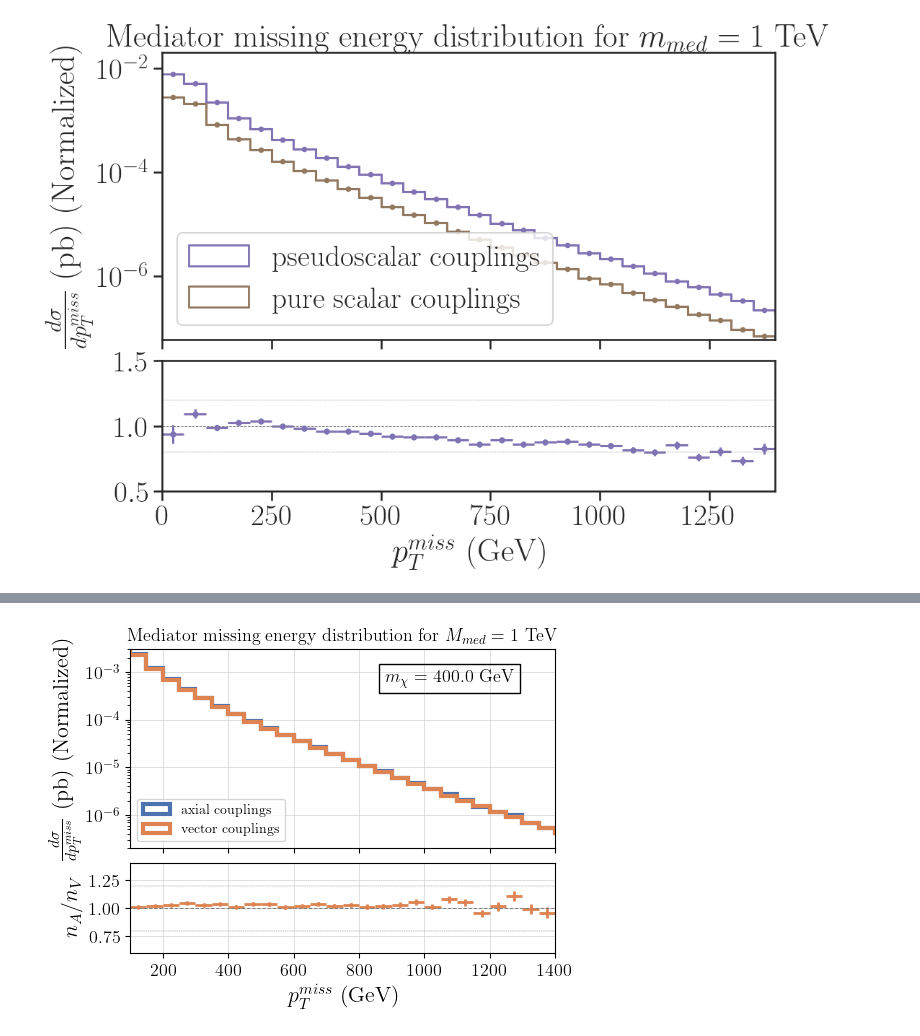
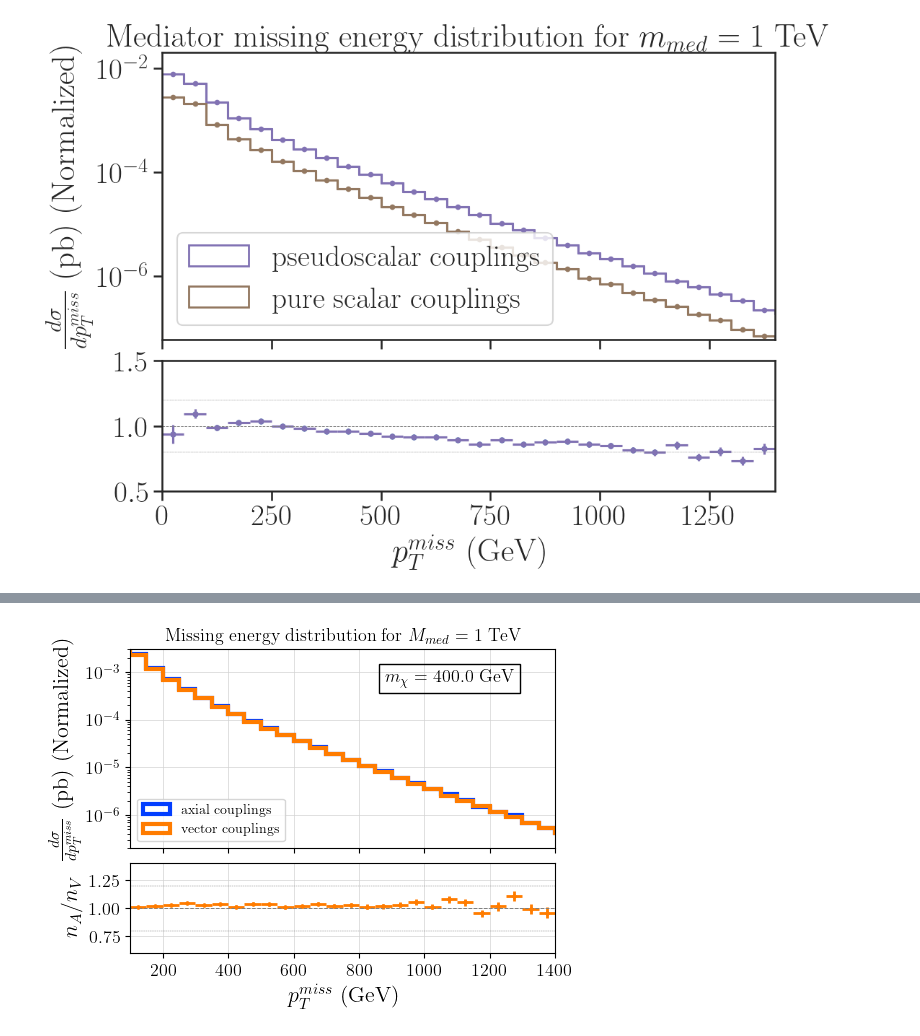
Before and after one commit to andlessa/MonoXSMS, a Jupyter notebook: notebooks/PlotPT-MediatorLHE.ipynb, the cells around one changed output, grey strips where cells are left out. Saved outputs shown, nothing was run; the diff lists cells and outputs as text; code cells hidden in the pictures.

Commit message:
updated pt plots at parton level

```diff
--- a/notebooks/PlotPT-MediatorLHE.ipynb
+++ b/notebooks/PlotPT-MediatorLHE.ipynb
@@ -311,7 +311,7 @@ nevents
 # %%
 for label,w in totalweight.items():
     print(label,'total cross-section = %1.3e pb' %w)
-colors = {label : sns.color_palette('deep', n_colors=16)[i] for i,label in enumerate(weights.keys())}
+colors = {label : sns.color_palette('bright', n_colors=16)[i] for i,label in enumerate(weights.keys())}
 # %% [output]
 axial_run03 total cross-section = 1.646e+00 pb
 vector_run03 total cross-section = 4.058e+00 pb
@@ -590,7 +614,7 @@ k = totalweight['vector_run03']/totalweight['axial_run03']
 
 for label,metPts in met.items():
     if label in ['axial_run03']:
-        bincAxNorm,binEdges,patches = ax[0].hist(metPts,bins=np.linspace(0,5000,101),
+        bincAx,binEdges,patches = ax[0].hist(metPts,bins=np.linspace(0,5000,101),
                                         label=r'%s couplings' %(label.split('_')[0]),
                                          histtype='step',color=colors[label],
                                          weights=weights[label],linewidth=3, density=True)
@@ -616,32 +640,32 @@ ratioErr = np.sqrt(errorAx**2 + ratio**2 * errorVec**2)/bincVec
 binCenter = (binEdges[0:-1]+binEdges[1:])/2.
 errorh = (np.diff(binEdges+[2000.])/2).tolist()
 
 ax[1].scatter(binCenter, ratio, marker='.', color=colors['vector_run03'])
 ax[1].errorbar(binCenter,ratio, xerr = errorh, yerr=ratioErr, fmt='.', color=colors['vector_run03'])
 ax[1].hlines(y=1, xmin=0, xmax=2000., linestyle='--', color='gray', linewidth=0.7)
 ax[1].hlines(y=1.2, xmin=0, xmax=2000., linestyle='--', color='gray', linewidth=0.3)
 ax[1].hlines(y=0.8, xmin=0, xmax=2000., linestyle='--', color='gray', linewidth=0.3)
 
 
 ax[0].set_yscale('log')
 ax[0].set_ylim(2e-7,3e-3)
 ax[0].set_ylabel(r'$\frac{d\sigma}{d p_T^{miss}}$ (pb) (Normalized)')
 ax[0].set_xlim(100,1400)
 ax[0].legend(loc='lower left')
-ax[0].set_title(r'Mediator missing energy distribution for $M_{med} = 1$ TeV')
+ax[0].set_title(r'Missing energy distribution for $M_{med} = 1$ TeV')
 
 ax[0].text(0.6,3,r'$m_{\chi} =$ %.1f GeV' %parameters['axial_run03']['mDM'],
            bbox=dict(facecolor='none', edgecolor='black'),transform = plt.gca().transAxes)
 
 ax[0].tick_params()
 ax[1].tick_params()
 
 ax[1].set_xlim(100,1400)
 ax[1].set_ylim(.6,1.4)
 ax[1].set_xlabel(r'$p_T^{miss}$ (GeV)')
 ax[1].set_ylabel(r'$n_{A}/n_{V}$')
 
 plt.savefig('plot-v-av-mxd400-v2.png', dpi=600)
 plt.show()
 # %% [output]
-[figure, old version]
+[figure, new version]
```
Also changed, not shown: parts of 14 cells of this notebook, 20 other files.
